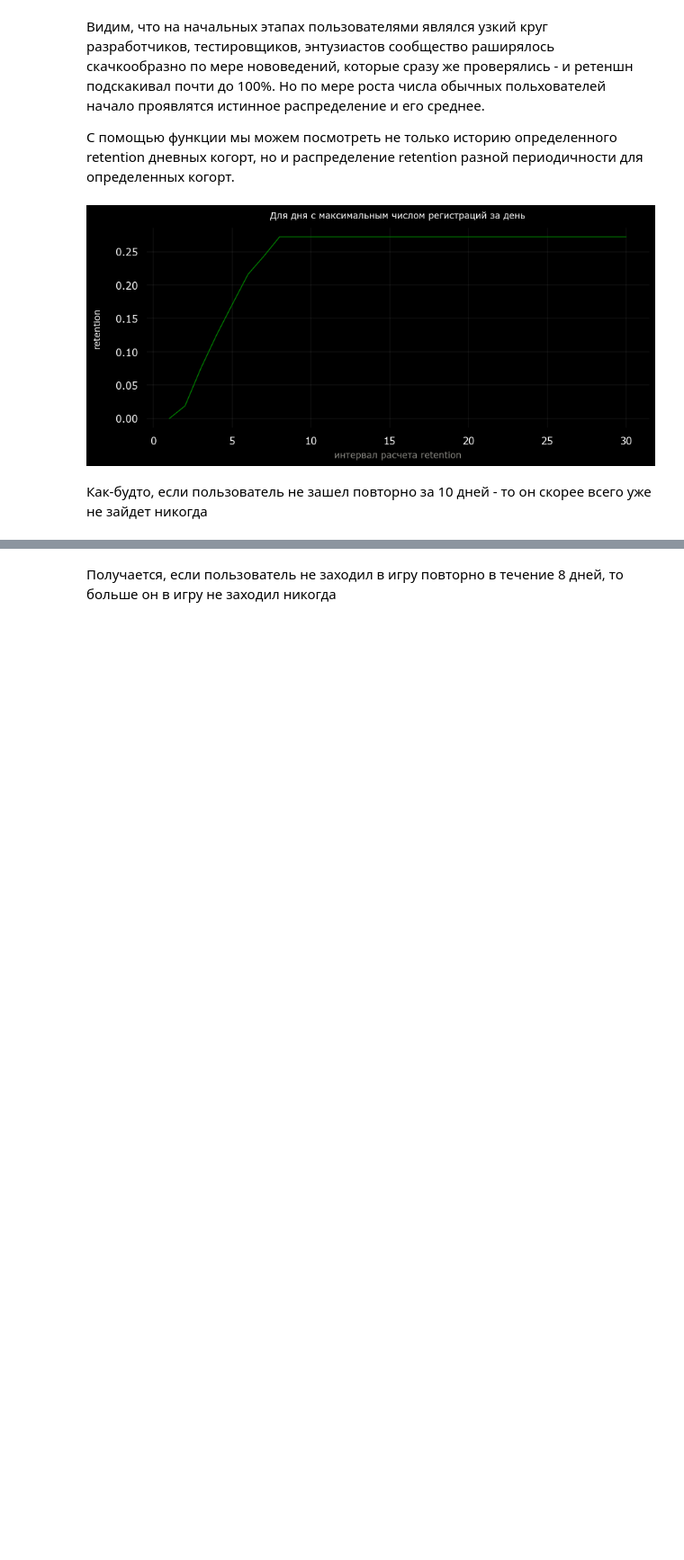
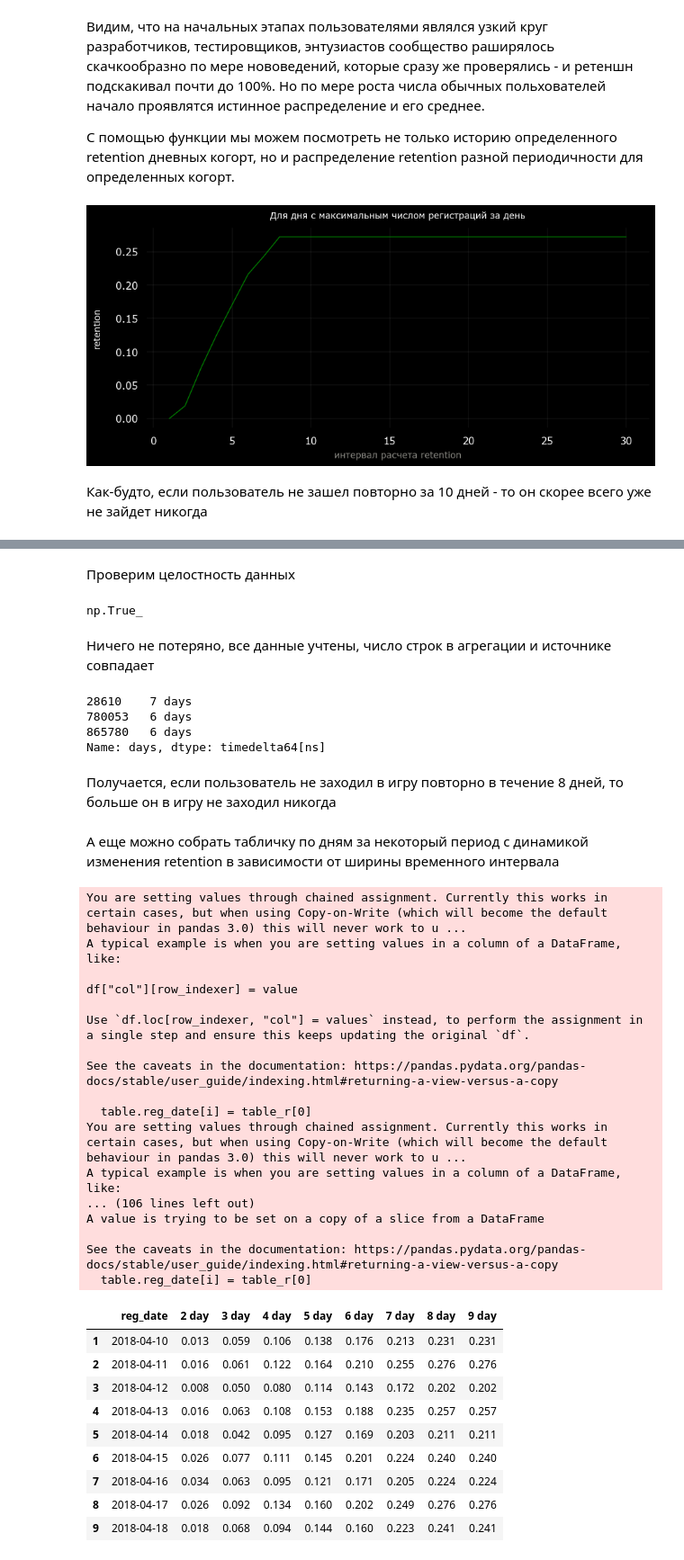
Before and after one commit to sortvalues/my_rep_01, a Jupyter notebook: analysis/retention_users_by_date_from_registration/retention_users_by_date_from_registration.ipynb, the cells around one changed output, grey strips where cells are left out. Shown at 90% size. Cells and saved outputs as stored; diff of their text form; code cells hidden in the pictures; blank space fills up the shorter version.

```diff
--- a/analysis/retention_users_by_date_from_registration/retention_users_by_date_from_registration.ipynb
+++ b/analysis/retention_users_by_date_from_registration/retention_users_by_date_from_registration.ipynb
@@ -238,2 +270,62 @@ Name: count, dtype: int64
+# %% [markdown]
+Проверим целостность данных
+# %%
+df_back.days.value_counts(dropna = False).values.sum() == len(df_back)
+# %% [output]
+np.True_
+# %% [markdown]
+Ничего не потеряно, все данные учтены, число строк в агрегации и источнике совпадает
+# %%
+df_back.days.sort_values(ascending = False).head(3)
+# %% [output]
+28610    7 days
+780053   6 days
+865780   6 days
+Name: days, dtype: timedelta64[ns]
 # %% [markdown]
 Получается, если пользователь не заходил в игру повторно в течение 8 дней, то больше он в игру не заходил никогда
+# %% [markdown]
+А еще можно собрать табличку по дням за некоторый период с динамикой изменения retention в зависимости от ширины временного интервала
+# %%
+table = pd.DataFrame({'reg_date': [1], '2 day' : [3], '3 day' : [3], '4 day' : [3], '5 day' : [3], '6 day' : [3], '7 day' : [3], '8 day' : [3], '9 day' : [3]})
+
+for i in range(1,10):
+    res = []
+    for n in range(2,10):
+        table_r = pd.Series(rtn(datetime.strptime('2018-04-09', '%Y-%m-%d') + timedelta(days = i), n, df))
+        res.append([table_r[2]])
+    table_r1 = pd.DataFrame({'2 day' : res[0], '3 day' : res[1], '4 day' : res[2], '5 day' : res[3], '6 day' : res[4], '7 day' : res[5], '8 day' : res[6], '9 day' : res[7]})
+    table = pd.concat([table, table_r1], axis = 0 ).reset_index(drop = True)
+    table.reg_date[i] = table_r[0]
+
+table = table.drop(index = 0, axis = 1)
+#table.reg_date = pd.to_datetime(table.reg_date)
+table
+# %% [output]
+You are setting values through chained assignment. Currently this works in certain cases, but when using Copy-on-Write (which will become the default behaviour in pandas 3.0) this will never work to u ...
+A typical example is when you are setting values in a column of a DataFrame, like:
+
+df["col"][row_indexer] = value
+
+Use `df.loc[row_indexer, "col"] = values` instead, to perform the assignment in a single step and ensure this keeps updating the original `df`.
+
+See the caveats in the documentation: https://pandas.pydata.org/pandas-docs/stable/user_guide/indexing.html#returning-a-view-versus-a-copy
+
+  table.reg_date[i] = table_r[0]
+You are setting values through chained assignment. Currently this works in certain cases, but when using Copy-on-Write (which will become the default behaviour in pandas 3.0) this will never work to u ...
+A typical example is when you are setting values in a column of a DataFrame, like:
+... (106 lines left out)
+A value is trying to be set on a copy of a slice from a DataFrame
+
+See the caveats in the documentation: https://pandas.pydata.org/pandas-docs/stable/user_guide/indexing.html#returning-a-view-versus-a-copy
+  table.reg_date[i] = table_r[0]
+|  | reg_date | 2 day | 3 day | 4 day | 5 day | 6 day | 7 day | 8 day | 9 day |
+| 1 | 2018-04-10 | 0.013 | 0.059 | 0.106 | 0.138 | 0.176 | 0.213 | 0.231 | 0.231 |
+| 2 | 2018-04-11 | 0.016 | 0.061 | 0.122 | 0.164 | 0.210 | 0.255 | 0.276 | 0.276 |
+| 3 | 2018-04-12 | 0.008 | 0.050 | 0.080 | 0.114 | 0.143 | 0.172 | 0.202 | 0.202 |
+| 4 | 2018-04-13 | 0.016 | 0.063 | 0.108 | 0.153 | 0.188 | 0.235 | 0.257 | 0.257 |
+| 5 | 2018-04-14 | 0.018 | 0.042 | 0.095 | 0.127 | 0.169 | 0.203 | 0.211 | 0.211 |
+| 6 | 2018-04-15 | 0.026 | 0.077 | 0.111 | 0.145 | 0.201 | 0.224 | 0.240 | 0.240 |
+| 7 | 2018-04-16 | 0.034 | 0.063 | 0.095 | 0.121 | 0.171 | 0.205 | 0.224 | 0.224 |
+| 8 | 2018-04-17 | 0.026 | 0.092 | 0.134 | 0.160 | 0.202 | 0.249 | 0.276 | 0.276 |
+| 9 | 2018-04-18 | 0.018 | 0.068 | 0.094 | 0.144 | 0.160 | 0.223 | 0.241 | 0.241 |
```
Also changed, not shown: parts of 8 cells of this notebook, 4 other files.
